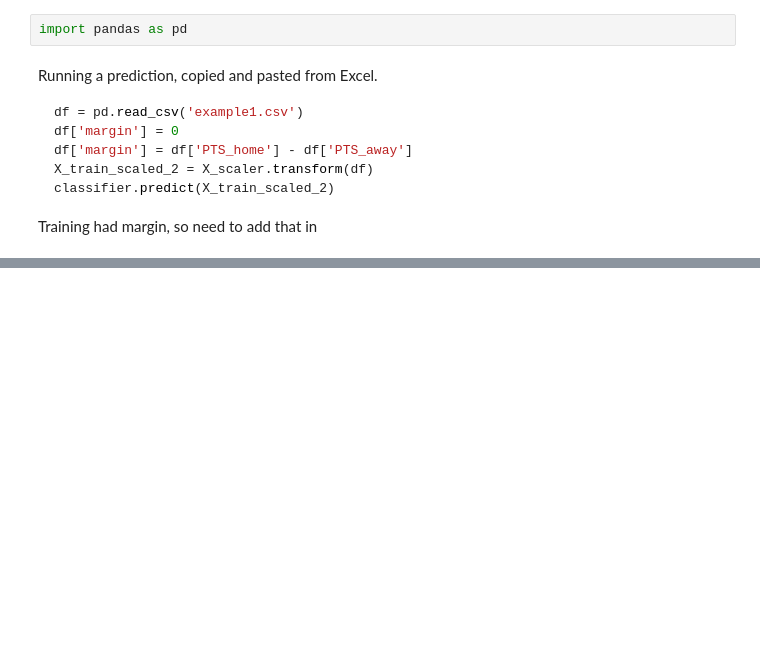
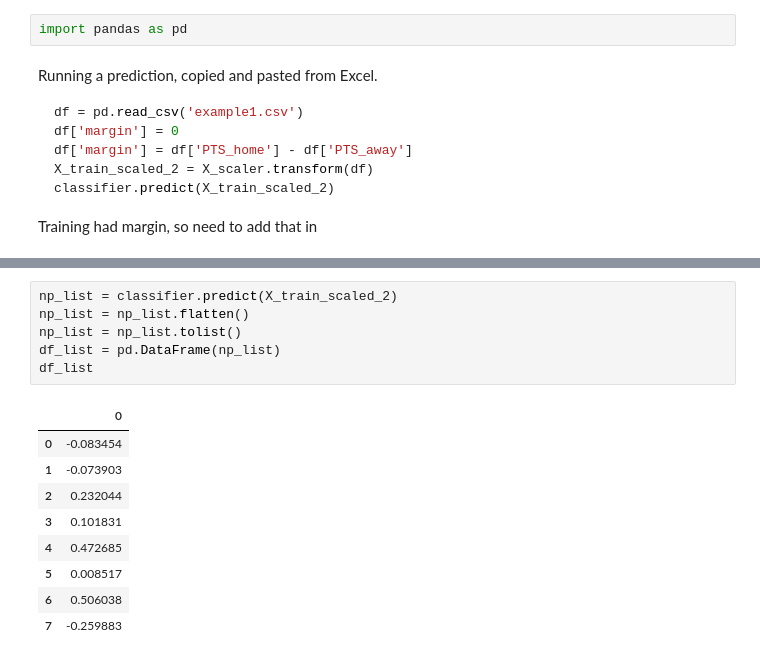
Before and after one commit to firedynasty/project-3, a Jupyter notebook: Stanley_analytics/nba_games_prediction.ipynb, the cells around one changed output, grey strips where cells are left out. Cells and saved outputs as stored; diff of their text form; blank space fills up the shorter version.

```diff
--- a/Stanley_analytics/nba_games_prediction.ipynb
+++ b/Stanley_analytics/nba_games_prediction.ipynb
@@ -340,3 +384,19 @@ imported_predicted_df = pd.read_csv('imported_predicted_df.csv')
+# %%
+np_list = classifier.predict(X_train_scaled_2)
+np_list = np_list.flatten()
+np_list = np_list.tolist()
+df_list = pd.DataFrame(np_list)
+df_list
+# %% [output]
+|  | 0 |
+| 0 | -0.083454 |
+| 1 | -0.073903 |
+| 2 | 0.232044 |
+| 3 | 0.101831 |
+| 4 | 0.472685 |
+| 5 | 0.008517 |
+| 6 | 0.506038 |
+| 7 | -0.259883 |
 # %%
 imported_predicted_df
 # %% [output]
```
Also changed, not shown: parts of 15 cells of this notebook, 2 other files.
